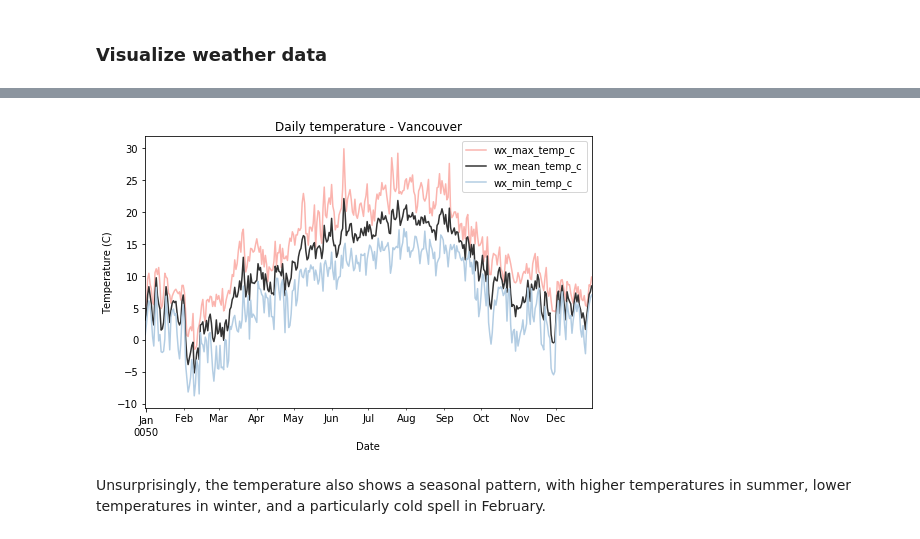
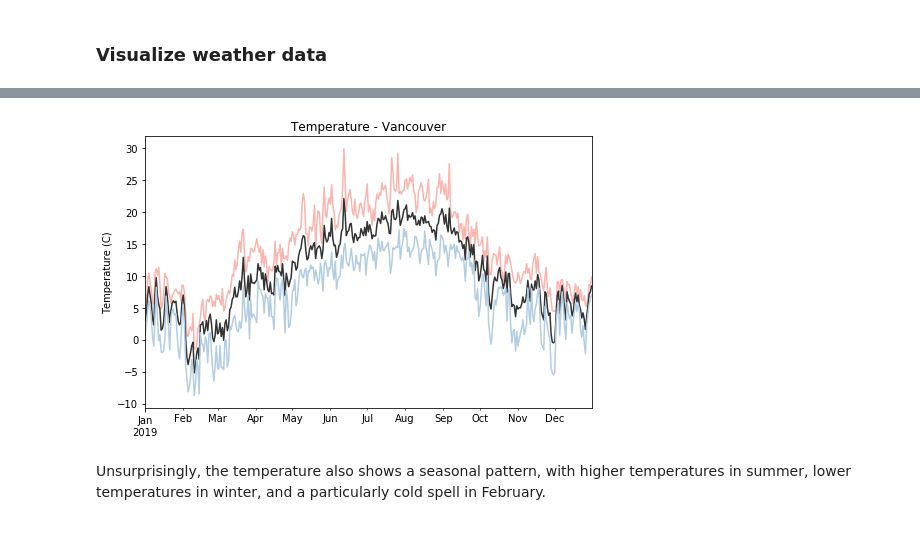
Before and after one commit to anoukdebrouwer/Vancouver-bicycle-traffic, a Jupyter notebook: 02_Data-exploration.ipynb, the cells around one changed output, grey strips where cells are left out. Saved outputs shown, nothing was run; the diff lists cells and outputs as text; code cells hidden in the pictures.

```diff
--- a/02_Data-exploration.ipynb
+++ b/02_Data-exploration.ipynb
@@ -152,24 +153,26 @@ Bike counts are lowest in winter, and highest in summer, peaking at around 8000
 # %%
 # select temperature data
 temp = train[['wx_max_temp_c','wx_mean_temp_c','wx_min_temp_c']]
 
 # get pastel colors for temperature plot
 cmap = get_cmap("Pastel1")
 colors_pastel = cmap.colors
+colors_temp = (colors_pastel[0], (0.2, 0.2, 0.2), colors_pastel[1])
 
 # plot temperature over time
-colors = (colors_pastel[0], (0.2, 0.2, 0.2), colors_pastel[1])
-ax = temp.plot(figsize=(8,5), color=colors)
+fig,ax = plt.subplots(figsize=(8,5))
+ax.set_prop_cycle(color=colors_temp)
+ax.plot(temp)
 ax.set_ylabel('Temperature (C)');
-ax.set_title('Daily temperature - Vancouver');
+ax.set_title('Temperature - Vancouver');
 # set date ticks
-ax.set_xlim(left=train.index[0], right=train.index[-1]);
+ax.set_xlim(left=temp.index[0], right=temp.index[-1]);
 ax.xaxis.set_major_locator(mdates.YearLocator())
 ax.xaxis.set_minor_locator(mdates.MonthLocator())
 ax.xaxis.set_major_formatter(mdates.DateFormatter('%b\n%Y'))
 ax.xaxis.set_minor_formatter(mdates.DateFormatter('%b'))
 # %% [output]
-[figure, old version]
+[figure, new version]
 # %% [markdown]
 Unsurprisingly, the temperature also shows a seasonal pattern, with higher temperatures in summer, lower temperatures in winter, and a particularly cold spell in February.
 # %%
```
Also changed, not shown: parts of 2 cells of this notebook, 2 other files.
